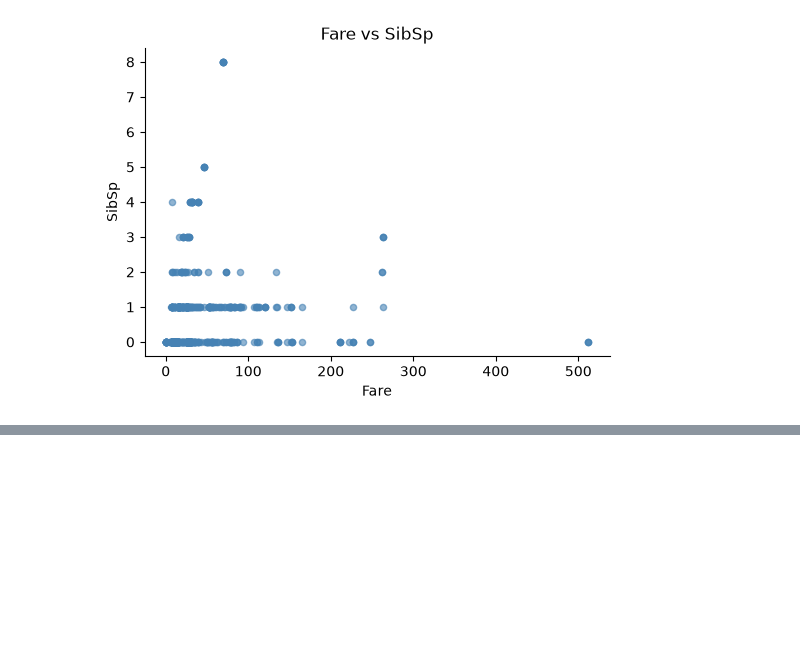
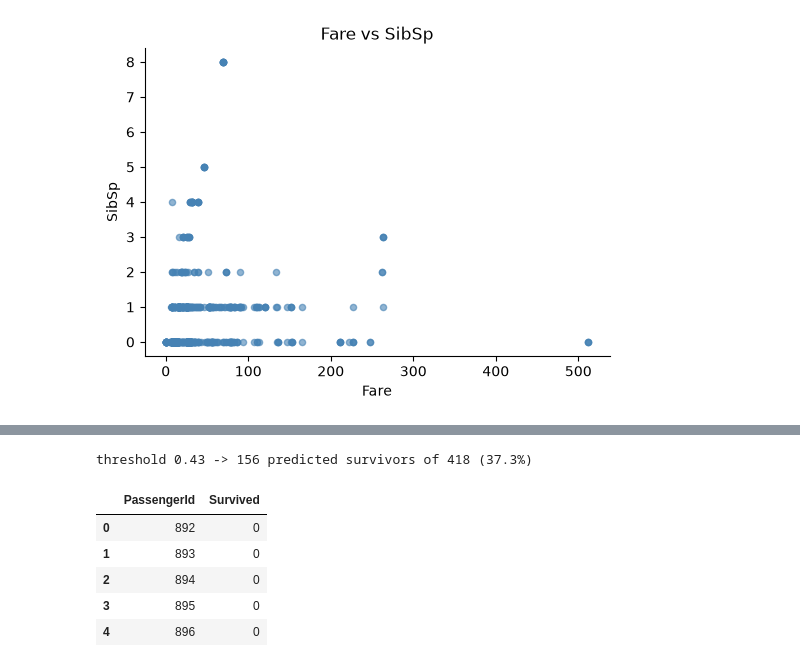
Before and after one commit to snukem/titanic, a Jupyter notebook: predict-titanic.ipynb, the cells around one changed output, grey strips where cells are left out. Saved outputs shown, nothing was run; the diff lists cells and outputs as text; code cells hidden in the pictures; blank space fills up the shorter version.

```diff
--- a/predict-titanic.ipynb
+++ b/predict-titanic.ipynb
@@ -278,0 +329,49 @@ plt.show()
+# %%
+# generate predictions for the held-out test set
+
+# the title vocabulary is the one LEARNED FROM TRAIN - recomputing "rare" from the
+# test set's own counts would bucket titles differently. Test contains 'Dona',
+# which train never saw, so anything outside the train vocabulary becomes 'Rare'.
+train_titles = set(df_train['Title'].unique())
+
+
+def build_features(df):
+    out = df.copy()
+
+    out['Title'] = out['Name'].str.extract(r',\s*([^\.]+)\.')
+    out['Title'] = out['Title'].replace({'Mlle': 'Miss', 'Ms': 'Miss', 'Mme': 'Mrs'})
+    out['Title'] = out['Title'].where(out['Title'].isin(train_titles), 'Rare')
+
+    out['Cabin_Deck'] = out['Cabin'].str[0].fillna('Unknown')
+
+    out['SibSpByParch'] = out['SibSp'] * out['Parch']
+    out['AgeByFare'] = out['Age'] * out['Fare']
+    out['FareByFamily'] = out['Fare'] * out['SibSpByParch']
+
+    return out
+
+
+df_test = build_features(pd.read_csv('data/test.csv'))
+X_test = df_test[feature_cols]
+
+# apply the tuned threshold - .predict() would silently use 0.5
+test_probs = best_pipeline.predict_proba(X_test)[:, 1]
+predictions = (test_probs >= best_threshold).astype(int)
+
+submission = pd.DataFrame({
+    'PassengerId': df_test['PassengerId'],
+    'Survived': predictions,
+})
+submission.to_csv('data/submission.csv', index=False)
+
+print(f'threshold {best_threshold:.2f} -> {predictions.sum()} predicted survivors '
+      f'of {len(predictions)} ({predictions.mean():.1%})')
+submission.head()
+# %% [output]
+threshold 0.43 -> 156 predicted survivors of 418 (37.3%)
+|  | PassengerId | Survived |
+| 0 | 892 | 0 |
+| 1 | 893 | 0 |
+| 2 | 894 | 0 |
+| 3 | 895 | 0 |
+| 4 | 896 | 0 |
```
Also changed, not shown: parts of 5 cells of this notebook.
